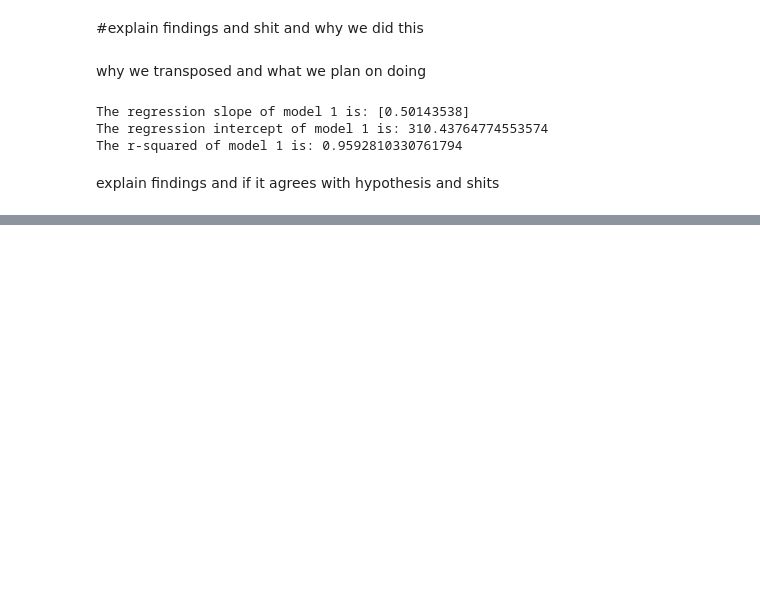
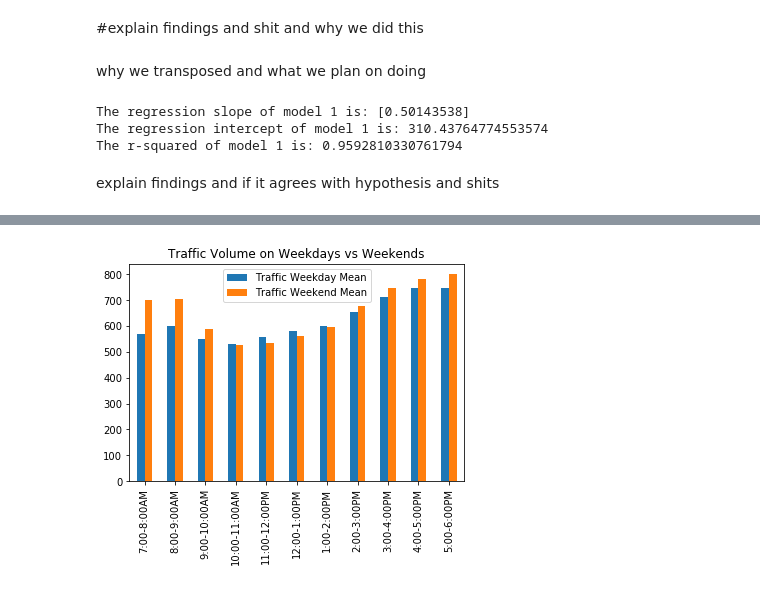
Before and after one commit to jl2586/INFO-2950-Final-Project, a Jupyter notebook: Final Project.ipynb, the cells around one changed output, grey strips where cells are left out. Cells and saved outputs as stored; diff of their text form; code cells hidden in the pictures; blank space fills up the shorter version.

```diff
--- a/Final Project.ipynb
+++ b/Final Project.ipynb
@@ -298,0 +292,6 @@ IndexError: too many indices for array
+# %%
+#wdy is "weekday", wkd is "weekend", u is uber, and t is traffic
+
+t_wdy_mean = pd.DataFrame(traffic_day_of_week.iloc[:5, :].mean().to_dict(),index=[traffic_day_of_week.index.values[-1]])
+t_wdy_mean = t_wdy_mean.rename(index = {'Sunday':'Traffic Weekday Mean'})
+t_wdy_mean.head()
@@ -298,0 +301,4 @@ IndexError: too many indices for array
+# %%
+t_wkd_mean = pd.DataFrame(traffic_day_of_week.iloc[5:7, :].mean().to_dict(),index=[traffic_day_of_week.index.values[-1]])
+t_wkd_mean = t_wkd_mean.rename(index = {'Sunday':'Traffic Weekend Mean'})
+t_wkd_mean.head()
@@ -298,0 +322,10 @@ IndexError: too many indices for array
+# %%
+#combinded data frame of traffic on weekends and weekdays
+#dow means days of the week
+frames = [t_wdy_mean, t_wkd_mean]
+t_dow_mean = pd.concat(frames)
+t_dow_mean.T.plot.bar()
+plt.title('Traffic Volume on Weekdays vs Weekends')
+plt.show()
+# %% [output]
+[figure, added]
```
Also changed, not shown: parts of 6 cells of this notebook.
